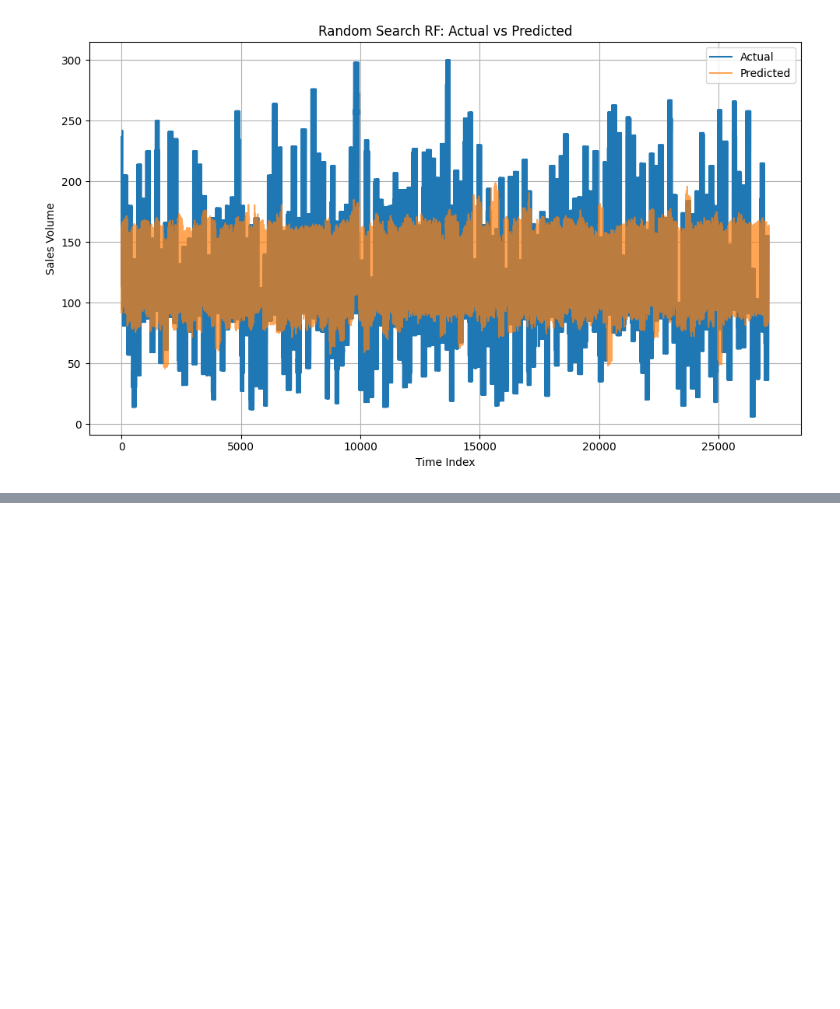
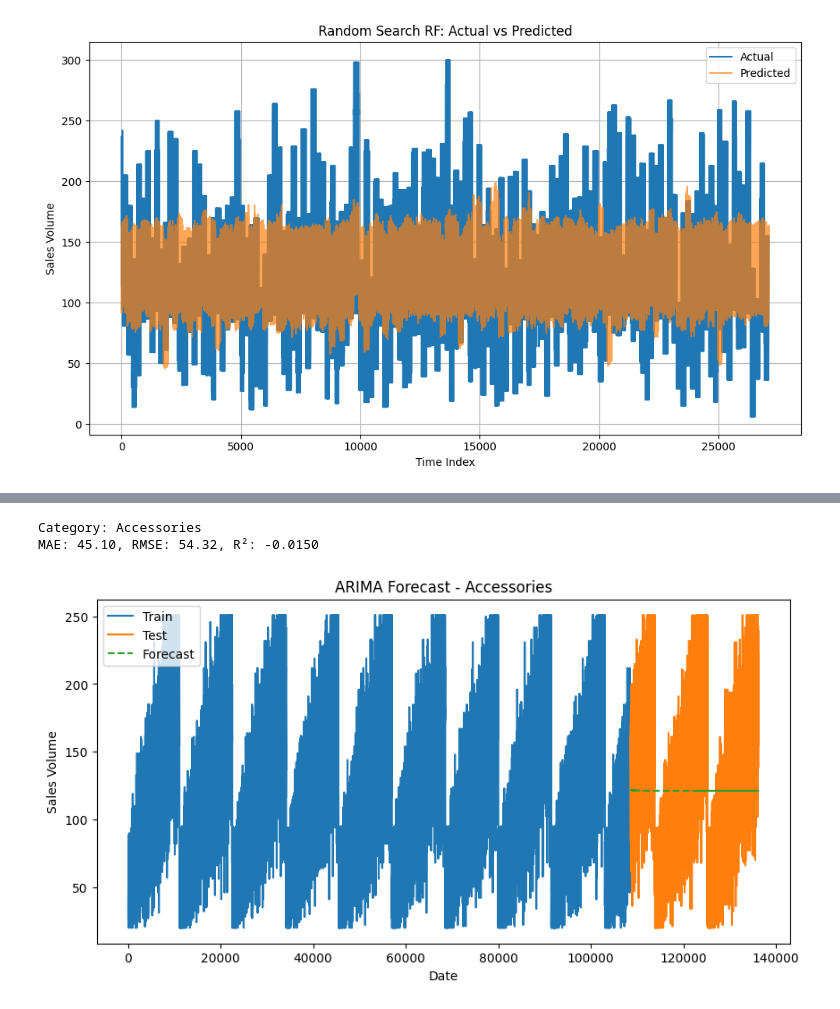
Before and after one commit to Sidikat123/Electrotech_Sales_Forecating, a Jupyter notebook: Model/model.ipynb, the cells around one changed output, grey strips where cells are left out. Saved outputs shown, nothing was run; the diff lists cells and outputs as text; code cells hidden in the pictures; blank space fills up the shorter version.

```diff
--- a/Model/model.ipynb
+++ b/Model/model.ipynb
@@ -910,0 +916,80 @@ MAE: 38.16, RMSE: 48.43, R²: 0.2459
+# %%
+from statsmodels.tsa.arima.model import ARIMA
+from sklearn.metrics import mean_absolute_error, mean_squared_error, r2_score
+import mlflow
+import joblib
+import json
+import matplotlib.pyplot as plt
+import numpy as np
+
+# Define category columns (one-hot encoded)
+category_columns = ['Category_Accessories', 'Category_Laptop', 'Category_Smartphone', 'Category_Tablet']
+
+# Loop through each category
+for category_col in category_columns:
+    category_name = category_col.replace("Category_", "")  # for naming
+
+    # Filter rows where category = 1
+    df_category = data[data[category_col] == 1].copy()
+
+    # Sort by date to preserve time order
+    df_category.sort_values("Date", inplace=True)
+
+    # Define target
+    y = df_category['Sales_Volume']
+
+    # Split data (e.g. 80% train)
+    train_size = int(len(y) * 0.8)
+    y_train, y_test = y[:train_size], y[train_size:]
+
+    import mlflow
+    # Set experiment
+    mlflow.set_tracking_uri("mlruns")
+    mlflow.set_experiment("Tech_Sales_Forecasting") # Experiment name
+
+    with mlflow.start_run(run_name=f"ARIMA_{category_name}"):
+        # Fit ARIMA model (no seasonal component)
+        model = ARIMA(endog=y_train, order=(1, 0, 1)).fit()
+
+        # Forecast
+        forecast = model.forecast(steps=len(y_test))
+
+        # Evaluation
+        mae = mean_absolute_error(y_test, forecast)
+        rmse = np.sqrt(mean_squared_error(y_test, forecast))
+        r2 = r2_score(y_test, forecast)
+
+        print(f"\nCategory: {category_name}")
+        print(f"MAE: {mae:.2f}, RMSE: {rmse:.2f}, R²: {r2:.4f}")
+
+        # Log to MLflow
+        mlflow.log_param("category", category_name)
+        mlflow.log_param("order", (1, 0, 1))
+        mlflow.log_param("model_type", "ARIMA")
+
+        mlflow.log_metric("MAE", mae)
+        mlflow.log_metric("RMSE", rmse)
+        mlflow.log_metric("R2", r2)
+
+        # Save model
+        model_filename = f"arima_model_{category_name}.joblib"
+        joblib.dump(model, model_filename)
+        mlflow.log_artifact(model_filename)
+
+        # Plot
+        plt.figure(figsize=(10, 5))
+        plt.plot(y_train.index, y_train, label="Train")
+        plt.plot(y_test.index, y_test, label="Test")
+        plt.plot(y_test.index, forecast, label="Forecast", linestyle='--')
+        plt.title(f"ARIMA Forecast - {category_name}")
+        plt.xlabel("Date")
+        plt.ylabel("Sales Volume")
+        plt.legend()
+        plot_file = f"arima_forecast_{category_name}.png"
+        plt.savefig(plot_file)
+        mlflow.log_artifact(plot_file)
+        plt.show()
+# %% [output]
+Category: Accessories
+MAE: 45.10, RMSE: 54.32, R²: -0.0150
+[figure, added]
```
Also changed, not shown: parts of 6 cells of this notebook, 5 other files.
